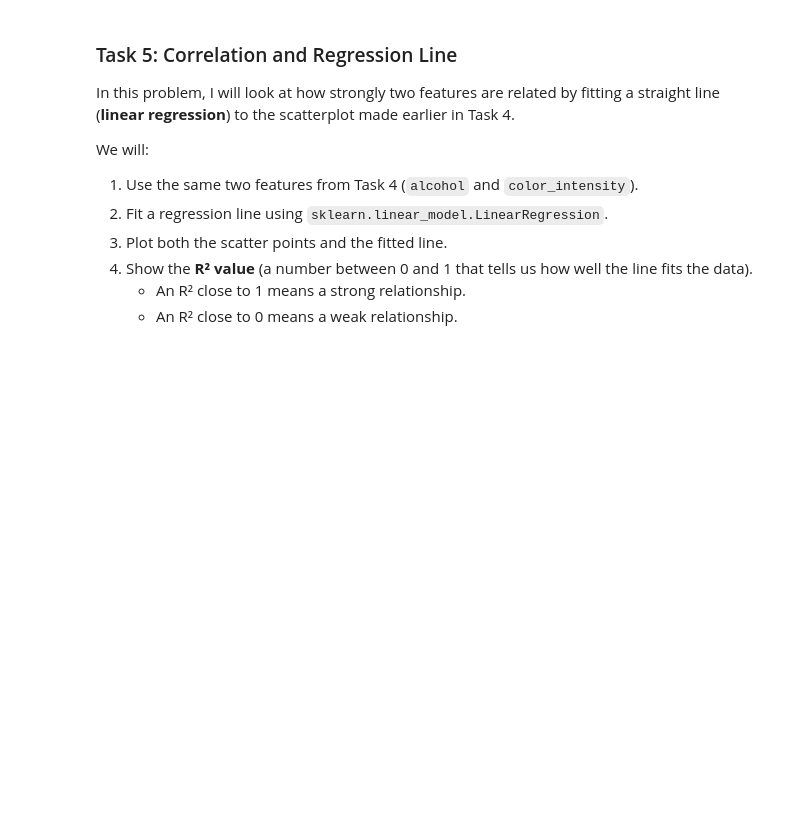
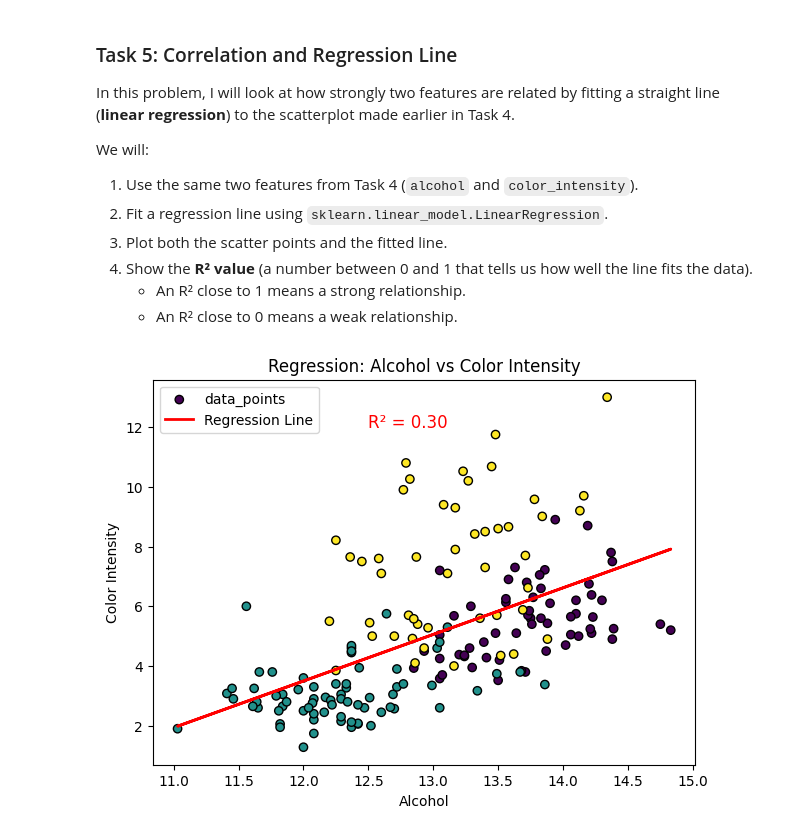
Before and after one commit to eannaforde/Principles_of_data_analytics, a Jupyter notebook: tasks.ipynb, the cells around one changed output. Cells and saved outputs as stored; diff of their text form; code cells hidden in the pictures; blank space fills up the shorter version.

Commit message:
Regression line plot

```diff
--- a/tasks.ipynb
+++ b/tasks.ipynb
@@ -275,3 +275,39 @@ We will:
 4. Show the **R² value** (a number between 0 and 1 that tells us how well the line fits the data).
    - An R² close to 1 means a strong relationship.
    - An R² close to 0 means a weak relationship.
+# %%
+import numpy as np
+from sklearn.linear_model import LinearRegression
+
+# select the features
+x = df[['alcohol']]
+y = df['color_intensity']
+
+# Fit regression model
+model = LinearRegression()
+model.fit(x,y)
+
+# Predict values for regression line
+y_pred = model.predict(x)
+
+# Get the R2 value
+r2 = model.score(x,y)
+
+# Plot scatter
+plt.figure(figsize=(7,5))
+plt.scatter(df['alcohol'], df['color_intensity'], c=df['target'], cmap='viridis', edgecolor='k', label="data_points")
+
+# Plot regression line
+plt.plot(df['alcohol'], y_pred, color='red', linewidth=2, label="Regression Line")
+
+# Labels and title
+plt.xlabel("Alcohol")
+plt.ylabel("Color Intensity")
+plt.title("Regression: Alcohol vs Color Intensity")
+plt.legend()
+
+# Display R2 in the plot
+plt.text(12.5, 12, f"R² = {r2:.2f}", fontsize=12, color="red")
+plt.show()
+# %% [output]
+[figure, added]
```
